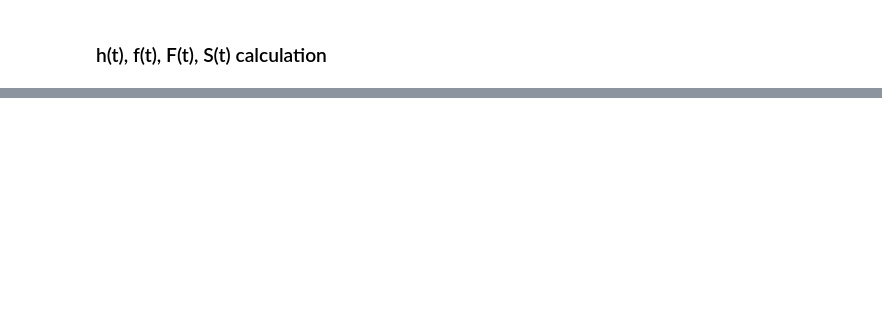
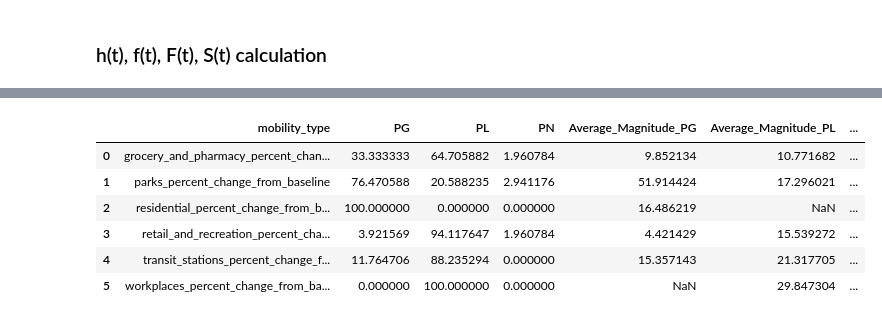
Before and after one commit to EddieZhu22/LEA-Model, a Jupyter notebook: h(t)_calculation.ipynb, the cells around one changed output, grey strips where cells are left out. Saved outputs shown, nothing was run; the diff lists cells and outputs as text; code cells hidden in the pictures; blank space fills up the shorter version.

```diff
--- a/h(t)_calculation.ipynb
+++ b/h(t)_calculation.ipynb
@@ -526,7 +532,7 @@ for mobility_type in mobility_types:
                  [i]) - int(dataset_filtered['t0'][i])
         t2 = int(dataset_filtered['t2'][i]) - int(dataset_filtered['t0'][i])
 
-        print(mobility_type, state)
+        #print(mobility_type, state)
 
         queue_data = queue_data[t0:t4+1]
 
@@ -534,14 +540,15 @@ for mobility_type in mobility_types:
 
         if (t4 < 0 or t2 > t4 or t2 < 0):
             print(mobility_type, state)
-            print(t0, t2, t4)
+            print(t0, int(dataset_filtered['t2'][i]), int(
+                dataset_filtered['t4'][i]))
             continue
         #time_index_of_min = np.argmin(queue_data)
 
         Qmax = dataset_filtered['Qmax'][i]
         mass = dataset_filtered['mass'][i]
         initial = queue_data[1]
-        Delta = queue_data[-1]
+        Delta = dataset_filtered['y_ridership_change'][i][t4]
 
         # Calculate Qmax, alpha, beta, etc. using modified_deviation
 
@@ -563,7 +570,7 @@ for mobility_type in mobility_types:
         # Calculate h_t
         h_t_suffix = f_t_suffix / (1 - F_t_suffix)
         h_t = np.concatenate((h_t_prefix, h_t_suffix))
-
+        h_t[S_t == 0] = 0
         # 1. Polynomial Fit
         A = np.vstack([t**2, t]).T
         b = f_t_suffix
@@ -736,0 +729,78 @@ workplaces_percent_change_from_baseline Wyoming
+# %%
+import pandas as pd
+
+# Define the classification function
+
+
+def classify_delta(delta):
+    if delta > -1 and delta < 1:
+        return "PN"
+    elif delta > 1:
+        return "PG"
+    elif delta < -1:
+        return "PL"
+
+
+new_df = pd.read_csv('Datasets/LEA_aps.csv')
+
+# 2. Merge the new dataframe with df_long_format based on state and mobility_type
+merged_df = df_long_format.merge(new_df, left_on=['state', 'mobility_type'], right_on=[
+                                 'State', 'Mobility Type'], how='left')
+
+# Drop duplicated columns after merge
+merged_df.drop(columns=['State', 'Mobility Type'], inplace=True)
+
+merged_df = merged_df.drop_duplicates(
+    subset=['state', 'mobility_type'], keep='last')
+
+# Classifying Delta values for each row in df_long_format
+merged_df["classification"] = merged_df["Delta"].apply(
+    classify_delta)
+
+# Grouping by mobility_type and computing the average percentage for each classification
+classification_percentages_by_mobility = merged_df.groupby('mobility_type')[
+    'classification'].value_counts(normalize=True).unstack().fillna(0) * 100
+
+classification_percentages_by_mobility.reset_index(inplace=True)
+
+# Computing the magnitude of Delta for each row in df_long_format
+merged_df["Delta_magnitude"] = merged_df["Delta"].abs()
+
+# Grouping by mobility_type and classification and computing the average magnitude of Delta
+average_magnitudes = merged_df.groupby(['mobility_type', 'classification'])[
+    'Delta_magnitude'].mean().unstack().reset_index()
+
+# Renaming columns for clarity
+average_magnitudes.columns.name = None
+average_magnitudes.rename(columns={"PG": "Average_Magnitude_PG",
+                          "PL": "Average_Magnitude_PL", "PN": "Average_Magnitude_PN"}, inplace=True)
+
+# Merge classification_percentages_by_mobility and average_magnitudes on mobility_type
+combined_df = pd.merge(classification_percentages_by_mobility,
+                       average_magnitudes, on='mobility_type')
+
+# Compute the average 'p' for each classification grouped by mobility_type
+average_p_by_mobility_and_classification = merged_df.groupby(
+    ['mobility_type', 'classification'])['p'].mean().unstack().reset_index()
+
+# Renaming columns for clarity
+average_p_by_mobility_and_classification.columns.name = None
+average_p_by_mobility_and_classification.rename(
+    columns={"PG": "Average_p_PG", "PL": "Average_p_PL", "PN": "Average_p_PN"}, inplace=True)
+
+# Merge the average_p values to the combined_df
+combined_df = pd.merge(
+    combined_df, average_p_by_mobility_and_classification, on='mobility_type')
+
+# Exporting the combined DataFrame to CSV
+combined_df.to_csv('combined_results_by_mobility_type.csv', index=False)
+
+combined_df
+# %% [output]
+|  | mobility_type | PG | PL | PN | Average_Magnitude_PG | Average_Magnitude_PL | ... |
+| 0 | grocery_and_pharmacy_percent_chan... | 33.333333 | 64.705882 | 1.960784 | 9.852134 | 10.771682 | ... |
+| 1 | parks_percent_change_from_baseline | 76.470588 | 20.588235 | 2.941176 | 51.914424 | 17.296021 | ... |
+| 2 | residential_percent_change_from_b... | 100.000000 | 0.000000 | 0.000000 | 16.486219 | NaN | ... |
+| 3 | retail_and_recreation_percent_cha... | 3.921569 | 94.117647 | 1.960784 | 4.421429 | 15.539272 | ... |
+| 4 | transit_stations_percent_change_f... | 11.764706 | 88.235294 | 0.000000 | 15.357143 | 21.317705 | ... |
+| 5 | workplaces_percent_change_from_ba... | 0.000000 | 100.000000 | 0.000000 | NaN | 29.847304 | ... |
```
Also changed, not shown: parts of 4 cells of this notebook, 8 other files.
